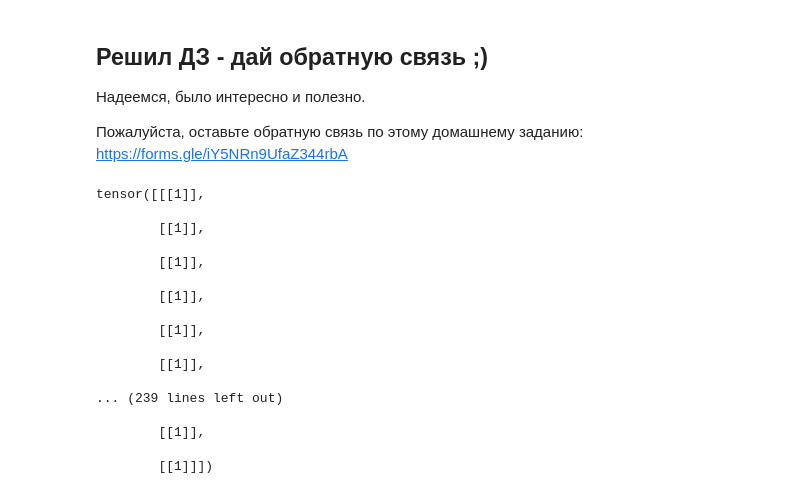
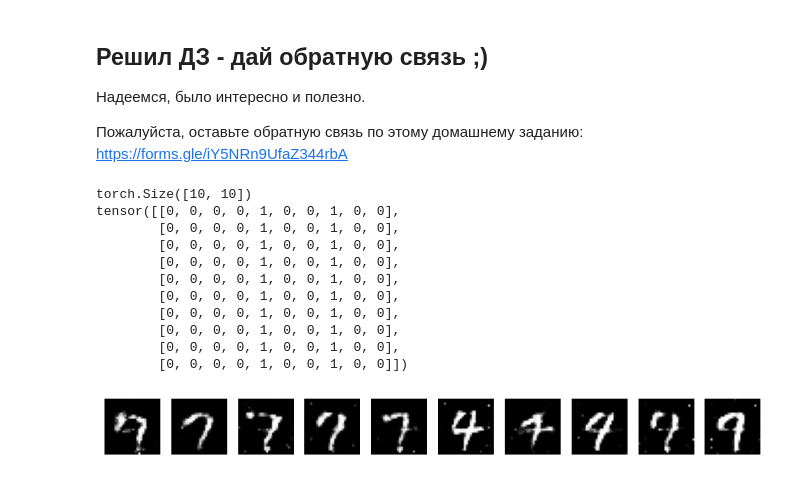
Before and after one commit to Ansi4Ansi/kaggle_repo, a Jupyter notebook: hw08/out/ml_b2c2024q2_simkin_HW08_final.ipynb, the cells around one changed output. Drawn from its saved outputs; the diff is of its cells as text; code cells hidden in the pictures.

```diff
--- a/hw08/out/ml_b2c2024q2_simkin_HW08_final.ipynb
+++ b/hw08/out/ml_b2c2024q2_simkin_HW08_final.ipynb
@@ -501,12 +501,11 @@ class Generator(nn.Module):
             nn.LeakyReLU(0.2, inplace = True),
             nn.Linear(hidden_dim * 2, output_dim),
             nn.Tanh(),
-            #nn.Sigmoid(),
+
         )
 
     def forward(self, noise, y):
-        #c = self.label_emb(y)
-        #c = F.one_hot(y)
+
         x = torch.cat([noise, y], dim = 1)
 
         return self.main(x).view(-1, 1, 28, 28)
@@ -531,7 +530,7 @@ class Discriminator(nn.Module):
 
     def forward(self, image:torch.Tensor, y):
         #c = self.label_emb(y)
-        c = F.one_hot(y)
+        c = F.one_hot(y, num_classes = self.class_num)
         return self.main(torch.cat([image.view(-1, 28 * 28), c], dim = 1))  # Flatten input
 # %%
 wandb_config = {
@@ -591,7 +590,7 @@ for epoch in range(EPOCHS):
 
         noise = torch.randn(batch_size, 100).to(device)
         #print(noise.shape, fake_pass_labels.shape)
-        fake_images = generator(noise, F.one_hot(fake_pass_labels))
+        fake_images = generator(noise, F.one_hot(fake_pass_labels, num_classes = class_num))
         fake_output = discriminator(fake_images.detach(), fake_pass_labels)
         #print(fake_output.shape, fake_labels.shape)
         d_loss_fake = criterion(fake_output, fake_labels)
@@ -643,33 +648,32 @@ View run at https://wandb.ai/an4sim/hw-08-GAN/runs/176vnffa
 
 Пожалуйста, оставьте обратную связь по этому домашнему заданию: https://forms.gle/iY5NRn9UfaZ344rbA
 # %%
-z_images = torch.randn(test_batch_size , 100).to(device)
-labels = torch.zeros(test_batch_size, 1).long()
-oh_labels = F.one_hot(labels)
+z_images = torch.randn(10 , 100).to("cpu")
+labels = torch.full((10, ), 4)
+oh_labels = F.one_hot(labels, num_classes = class_num)
+index = torch.tensor([7, ])
+print (oh_labels.shape)
+generator.to("cpu")
+oh_labels.index_fill_(1, index, 1).to("cpu")
 print(oh_labels)
-#with torch.no_grad():
-#    fake_images = generator(z_images, F.one_hot(check_labels)).detach().cpu()
-#plt.figure(figsize=(10, 2))
-#for i in range(10):
-#    plt.subplot(1, 10, i + 1)
-#    plt.imshow(fake_images[i][0], cmap="gray")
-#    plt.axis("off")
-#plt.show()
+with torch.no_grad():
+    fake_images = generator(z_images, oh_labels).detach().cpu()
+plt.figure(figsize=(10, 2))
+for i in range(10):
+    plt.subplot(1, 10, i + 1)
+    plt.imshow(fake_images[i][0], cmap="gray")
+    plt.axis("off")
+plt.show()
 # %% [output]
-tensor([[[1]],
-
-        [[1]],
-
-        [[1]],
-
-        [[1]],
-
-        [[1]],
-
-        [[1]],
-
-... (239 lines left out)
-
-        [[1]],
-
-        [[1]]])
+torch.Size([10, 10])
+tensor([[0, 0, 0, 0, 1, 0, 0, 1, 0, 0],
+        [0, 0, 0, 0, 1, 0, 0, 1, 0, 0],
+        [0, 0, 0, 0, 1, 0, 0, 1, 0, 0],
+        [0, 0, 0, 0, 1, 0, 0, 1, 0, 0],
+        [0, 0, 0, 0, 1, 0, 0, 1, 0, 0],
+        [0, 0, 0, 0, 1, 0, 0, 1, 0, 0],
+        [0, 0, 0, 0, 1, 0, 0, 1, 0, 0],
+        [0, 0, 0, 0, 1, 0, 0, 1, 0, 0],
+        [0, 0, 0, 0, 1, 0, 0, 1, 0, 0],
+        [0, 0, 0, 0, 1, 0, 0, 1, 0, 0]])
+[figure, added]
```
Also changed, not shown: parts of 1 cell of this notebook.
